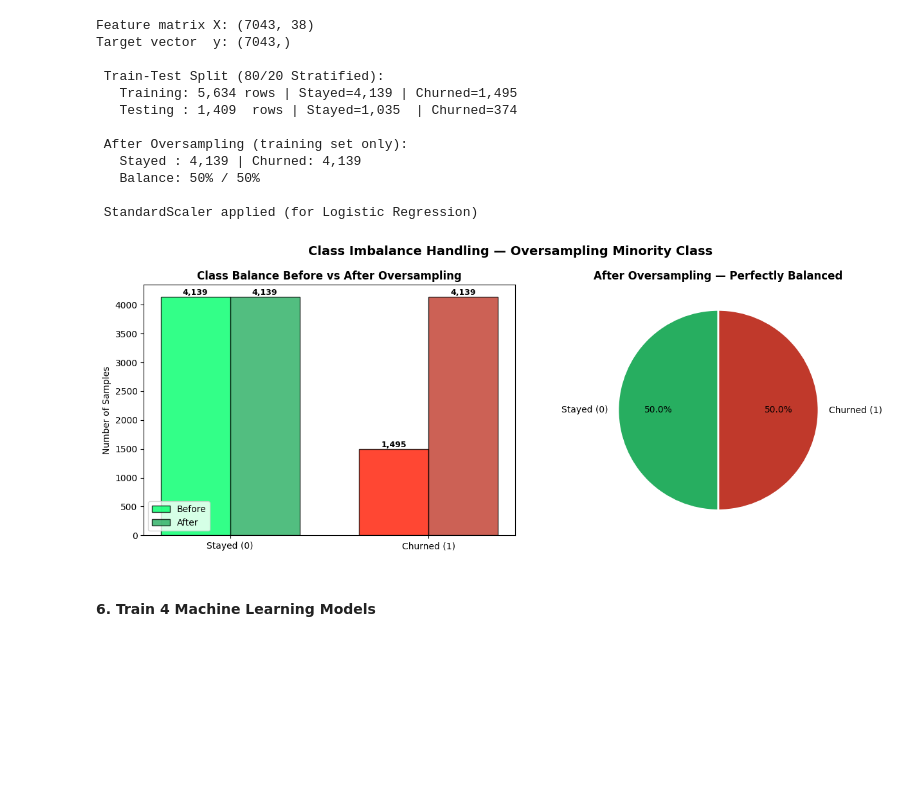
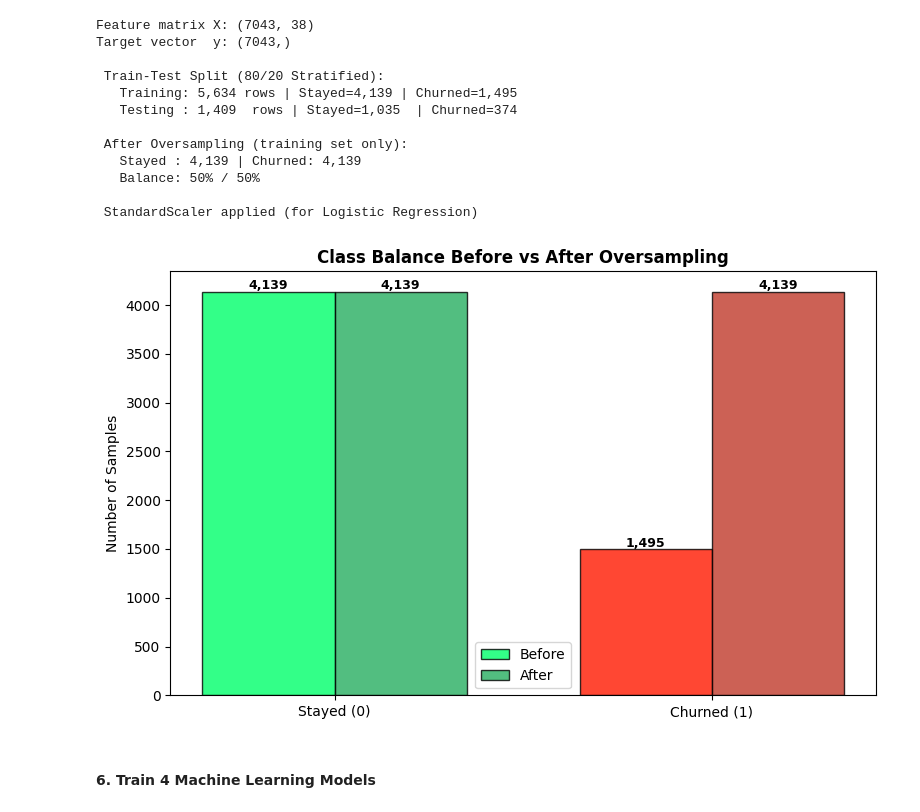
Before and after one commit to Nandhidha30/Churn-Prediction, a Jupyter notebook: predictors.ipynb, the cells around one changed output. Cells and saved outputs as stored; diff of their text form; code cells hidden in the pictures; blank space fills up the shorter version.

```diff
--- a/predictors.ipynb
+++ b/predictors.ipynb
@@ -569,34 +569,33 @@ Target vector  y: (7043,)
  StandardScaler applied (for Logistic Regression)
 # %%
 # Visualize class balance before vs after
-fig, axes = plt.subplots(1, 2, figsize=(13, 5))
+plt.figure(figsize=(8, 5))
 
 before_vals = [(y_train==0).sum(), (y_train==1).sum()]
 after_vals  = [(y_train_bal==0).sum(), (y_train_bal==1).sum()]
 labels = ['Stayed (0)', 'Churned (1)']
 x = np.arange(len(labels))
 width = 0.35
 
-b1 = axes[0].bar(x - width/2, before_vals, width, label='Before', color=["#00ff6a", "#ff1900"], edgecolor='black', alpha=0.8)
-b2 = axes[0].bar(x + width/2, after_vals,  width, label='After',  color=['#27ae60','#c0392b'], edgecolor='black', alpha=0.8)
+b1 = plt.bar(x - width/2, before_vals, width, label='Before',
+             color=["#00ff6a", "#ff1900"], edgecolor='black', alpha=0.8)
+
+b2 = plt.bar(x + width/2, after_vals, width, label='After',
+             color=['#27ae60','#c0392b'], edgecolor='black', alpha=0.8)
+
 for bar in list(b1) + list(b2):
-    axes[0].text(bar.get_x()+bar.get_width()/2, bar.get_height()+30,
-                 f'{int(bar.get_height()):,}', ha='center', fontsize=9, fontweight='bold')
-axes[0].set_title('Class Balance Before vs After Oversampling', fontweight='bold')
-axes[0].set_ylabel('Number of Samples')
-axes[0].set_xticks(x); axes[0].set_xticklabels(labels)
-axes[0].legend()
+    plt.text(bar.get_x()+bar.get_width()/2, bar.get_height()+30,
+             f'{int(bar.get_height()):,}', ha='center', fontsize=9, fontweight='bold')
 
-axes[1].pie(after_vals, labels=labels, colors=['#27ae60','#c0392b'],
-            autopct='%1.1f%%', startangle=90,
-            wedgeprops={'edgecolor':'white','linewidth':2})
-axes[1].set_title('After Oversampling — Perfectly Balanced', fontweight='bold')
-plt.suptitle('Class Imbalance Handling — Oversampling Minority Class',
-             fontsize=14, fontweight='bold')
+plt.title('Class Balance Before vs After Oversampling', fontweight='bold')
+plt.ylabel('Number of Samples')
+plt.xticks(x, labels)
+plt.legend()
+
 plt.tight_layout()
 plt.show()
 # %% [output]
-[figure, old version]
+[figure, new version]
 # %% [markdown]
 #### 6. Train 4 Machine Learning Models
 # %% [markdown]
```
Also changed, not shown: parts of 2 cells of this notebook, 2 other files.
